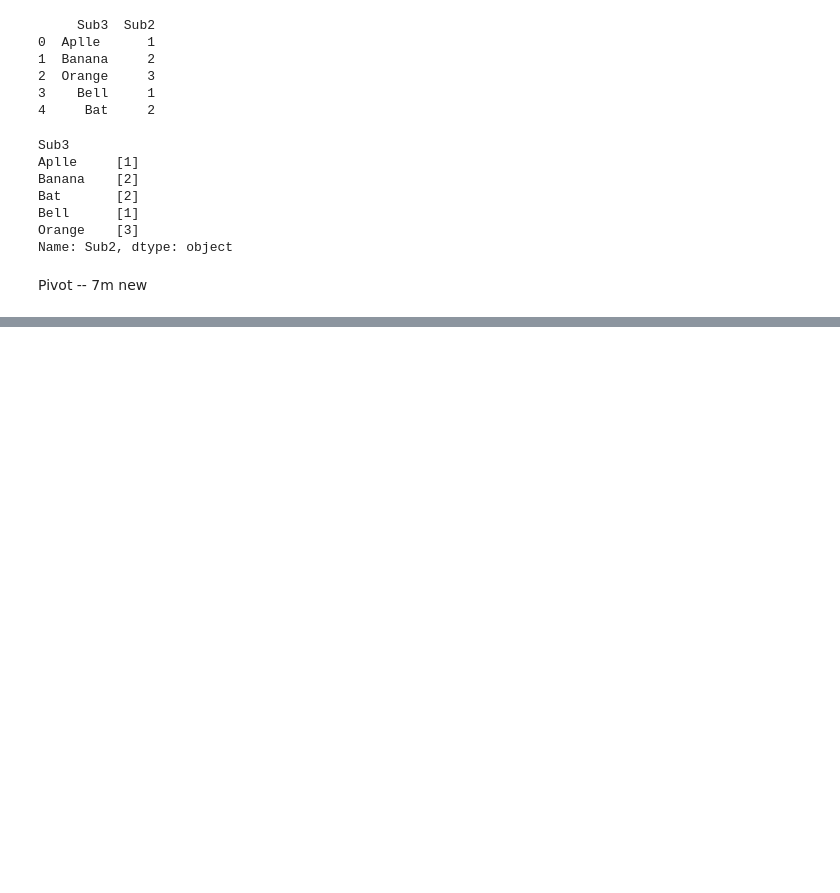
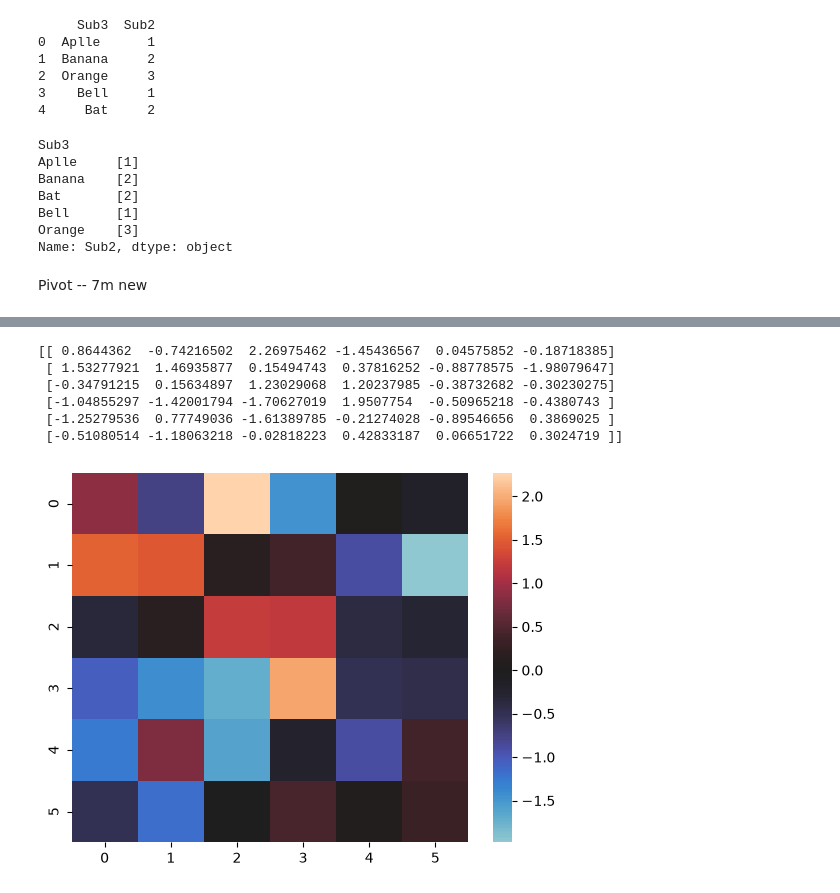
Before and after one commit to amanmuarya/python-learn-Aman-, a Jupyter notebook: 14-Data_Anlaytic_py/Google_colab/5-Value counts.ipynb, the cells around one changed output, grey strips where cells are left out. Saved outputs shown, nothing was run; the diff lists cells and outputs as text; code cells hidden in the pictures; blank space fills up the shorter version.

```diff
--- a/14-Data_Anlaytic_py/Google_colab/5-Value counts.ipynb
+++ b/14-Data_Anlaytic_py/Google_colab/5-Value counts.ipynb
@@ -134,0 +196,16 @@ Pivot -- 7m                 new
+# %%
+import numpy as np
+
+normal_data = np.random.randn(6, 6)
+print(normal_data)
+# %% [output]
+[[ 0.8644362  -0.74216502  2.26975462 -1.45436567  0.04575852 -0.18718385]
+ [ 1.53277921  1.46935877  0.15494743  0.37816252 -0.88778575 -1.98079647]
+ [-0.34791215  0.15634897  1.23029068  1.20237985 -0.38732682 -0.30230275]
+ [-1.04855297 -1.42001794 -1.70627019  1.9507754  -0.50965218 -0.4380743 ]
+ [-1.25279536  0.77749036 -1.61389785 -0.21274028 -0.89546656  0.3869025 ]
+ [-0.51080514 -1.18063218 -0.02818223  0.42833187  0.06651722  0.3024719 ]]
+# %%
+heat_map_3 = sns.heatmap(normal_data , center= 0 )
+# %% [output]
+[figure, added]
```
Also changed, not shown: parts of 12 cells of this notebook, 13 other files.
